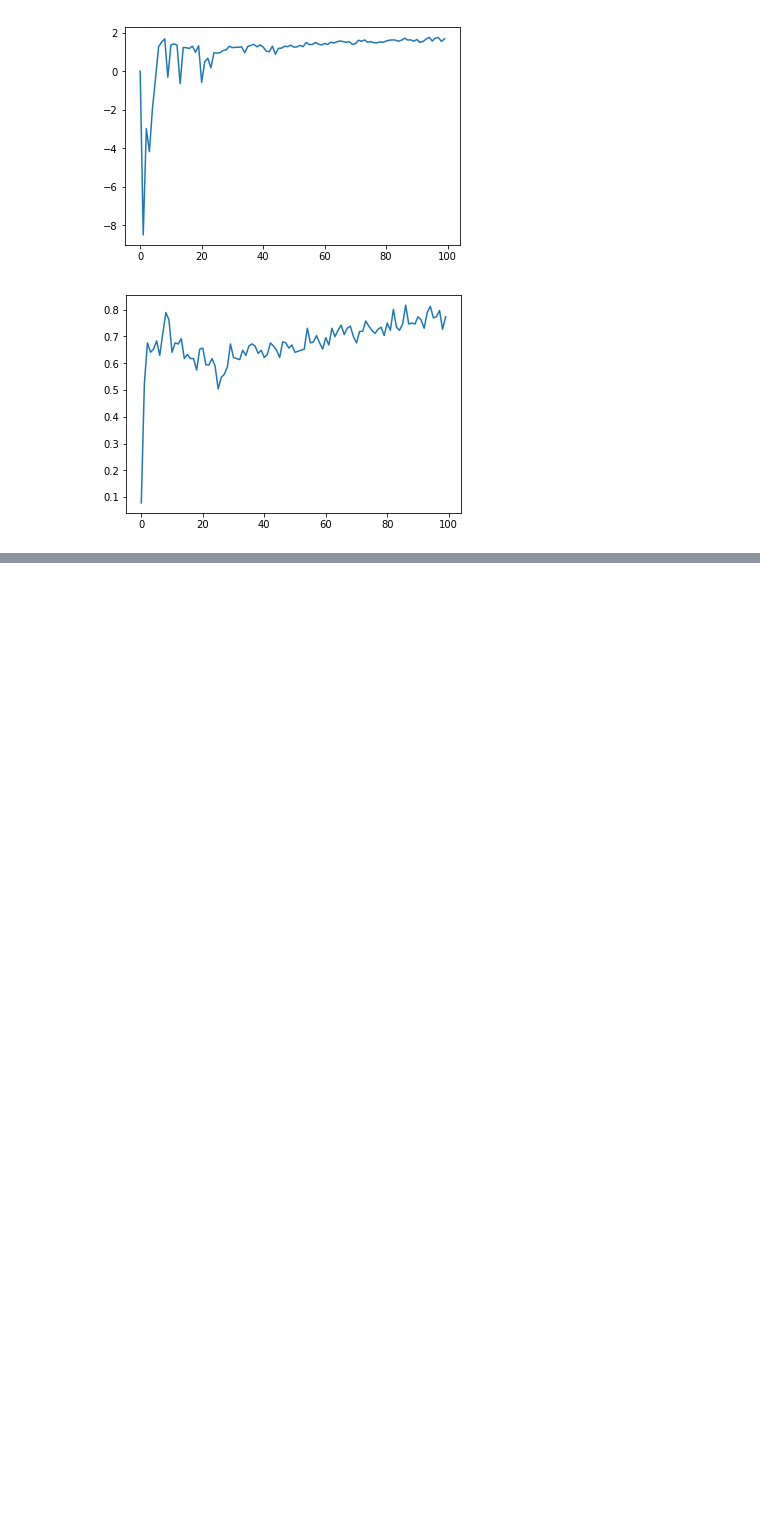
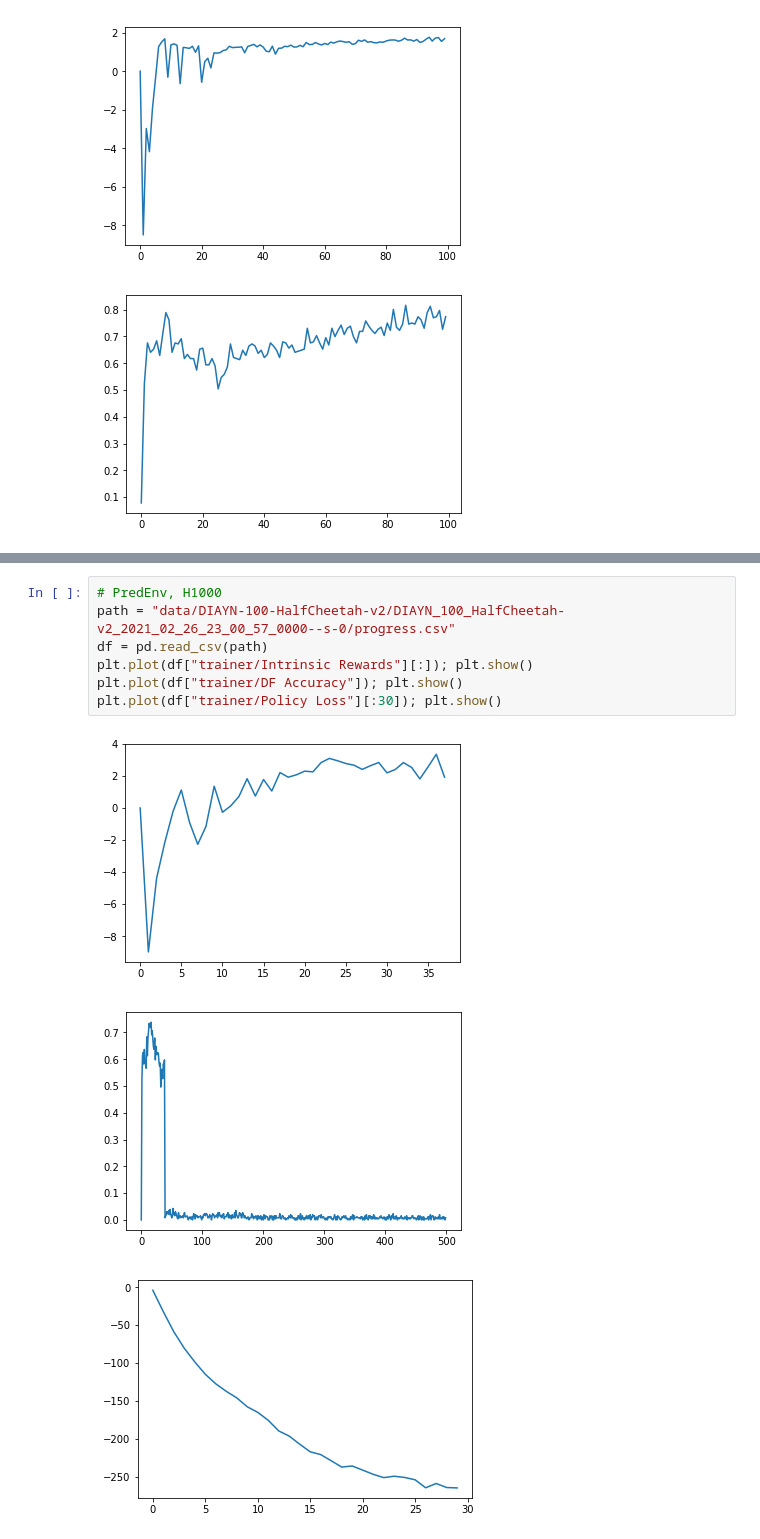
Before and after one commit to naruya/DIAYN, a Jupyter notebook: eval.ipynb, the cells around one changed output, grey strips where cells are left out. Drawn from its saved outputs; the diff is of its cells as text; blank space fills up the shorter version.

Commit message:
add sim diayn eval

```diff
--- a/eval.ipynb
+++ b/eval.ipynb
@@ -42,0 +45,11 @@ plt.plot(df["trainer/DF Accuracy"][:]); plt.show()
+# %%
+# PredEnv, H1000
+path = "data/DIAYN-100-HalfCheetah-v2/DIAYN_100_HalfCheetah-v2_2021_02_26_23_00_57_0000--s-0/progress.csv"
+df = pd.read_csv(path)
+plt.plot(df["trainer/Intrinsic Rewards"][:]); plt.show()
+plt.plot(df["trainer/DF Accuracy"]); plt.show()
+plt.plot(df["trainer/Policy Loss"][:30]); plt.show()
+# %% [output]
+[figure, added]
+[figure, added]
+[figure, added]
```
Also changed, not shown: parts of 3 cells of this notebook, 1 other file.
